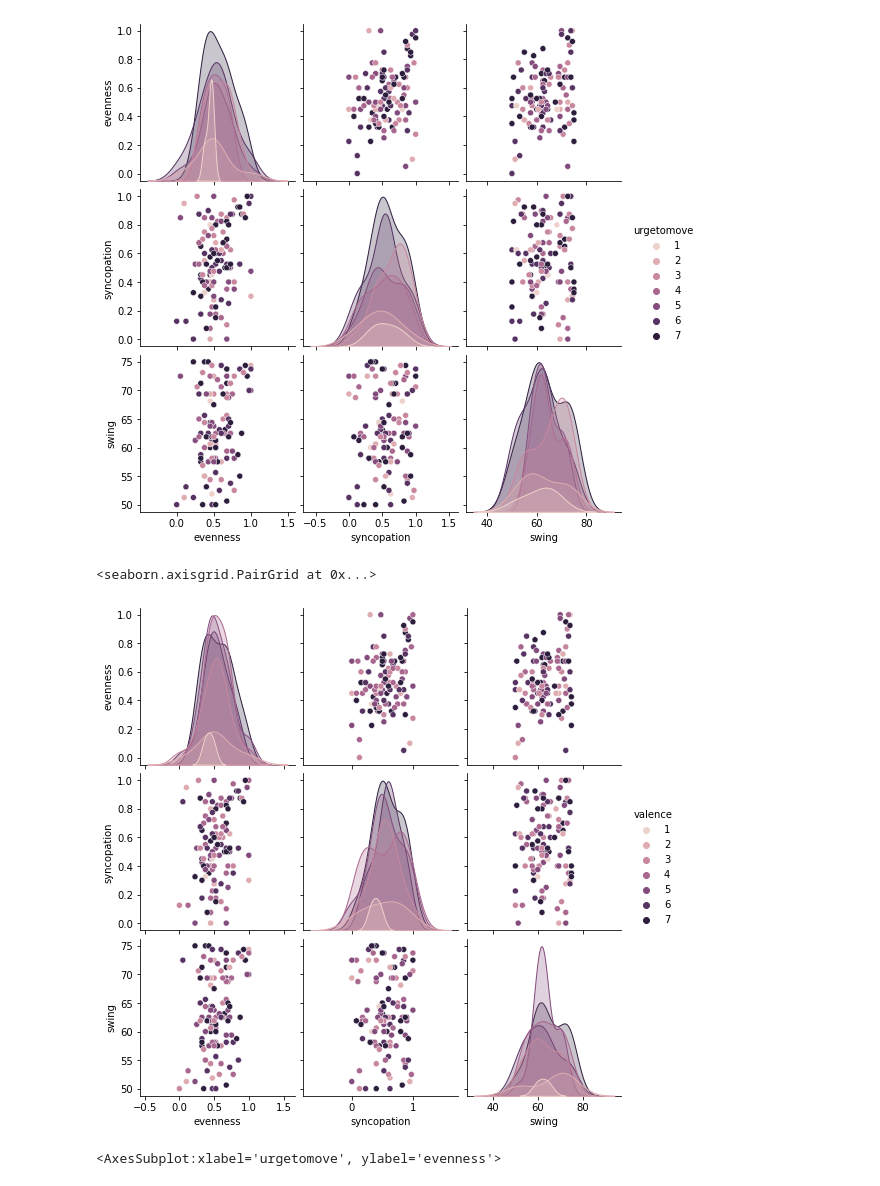
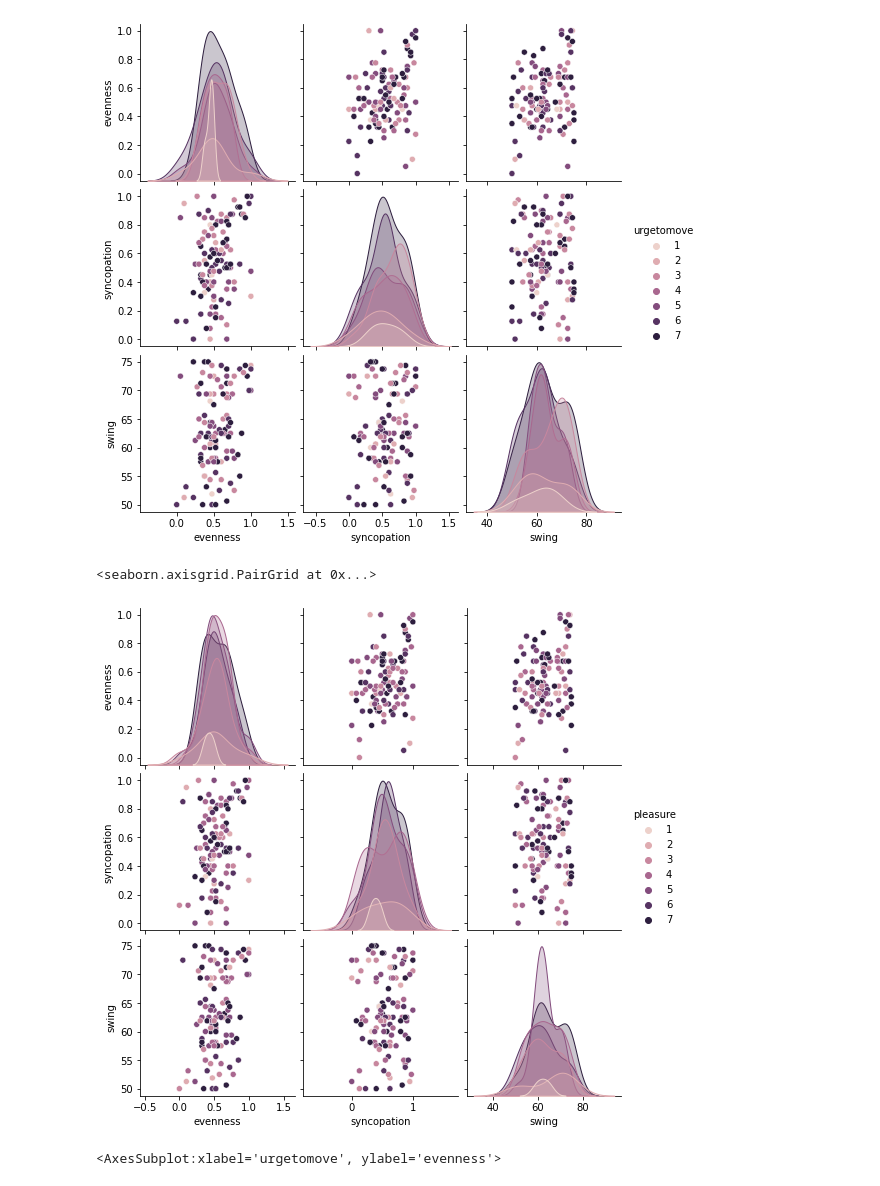
Before and after one commit to pamonroy/groove-smpc, a Jupyter notebook: grovesmpc_analisys.ipynb, the cells around one changed output. Saved outputs shown, nothing was run; the diff lists cells and outputs as text; code cells hidden in the pictures.

Commit message:
I have changed valence by  pleasure

```diff
--- a/grovesmpc_analisys.ipynb
+++ b/grovesmpc_analisys.ipynb
@@ -20,7 +20,7 @@ def select_lsl_stream(stream_name, streams):
 # %%
 import glob
 
-columns = ['density', 'evenness', 'syncopation', 'swing', 'cursor_position', 'bangBack', 'S_kick-snare', 'encuesta', 'valorA', 'p1', 'p2', 'p3', 'p4', 'p5', 'p6', 'p7', 'p8', 'p9', 'p10', 'p11', 'p12', 'p13', 'p14', 'p15', 'p16', 'momento_significativo', 'kick-snare', 'knob_start_value', 'trainorexperiment', 'valence', 'urgetomove']
+columns = ['density', 'evenness', 'syncopation', 'swing', 'cursor_position', 'bangBack', 'S_kick-snare', 'encuesta', 'valorA', 'p1', 'p2', 'p3', 'p4', 'p5', 'p6', 'p7', 'p8', 'p9', 'p10', 'p11', 'p12', 'p13', 'p14', 'p15', 'p16', 'momento_significativo', 'kick-snare', 'knob_start_value', 'trainorexperiment', 'pleasure', 'urgetomove']
 df_all = pd.DataFrame(columns = columns)
 df_all['participant'] = ''
 
@@ -33,7 +33,7 @@ for xdf_file in glob.glob("data/*.xdf"):
     df_all = pd.concat([df_all, df_out])
     print(xdf_file)
 
-columns_selected = ['evenness', 'syncopation', 'swing', 'valence', 'urgetomove']
+columns_selected = ['evenness', 'syncopation', 'swing', 'pleasure', 'urgetomove']
 df = df_all[columns_selected]
 # %% [output]
 Stream 3: Calculated effective sampling rate 53.1472 Hz is different from specified rate 60.0000 Hz.
@@ -54,6 +54,6 @@ data/P03.xdf
 data/P02.xdf
 data/P01.xdf
 # %%
-df = df.astype({'urgetomove':'int', 'valence':'int'})
+df = df.astype({'urgetomove':'int', 'pleasure':'int'})
 df
 # %% [output]
@@ -105,10 +105,10 @@ sb.pairplot(dfu, hue='urgetomove')
 [figure]
 # %%
 dfv=df.drop(columns=["urgetomove"])
-sb.pairplot(dfv, hue='valence')
+sb.pairplot(dfv, hue='pleasure')
 # %% [output]
 <seaborn.axisgrid.PairGrid at 0x...>
-[figure, old version]
+[figure, new version]
 # %%
 #plt.figure(figsize=(15,7))
 sb.boxplot(y="evenness", x="urgetomove", data=df)
```
Also changed, not shown: parts of 7 cells of this notebook.
